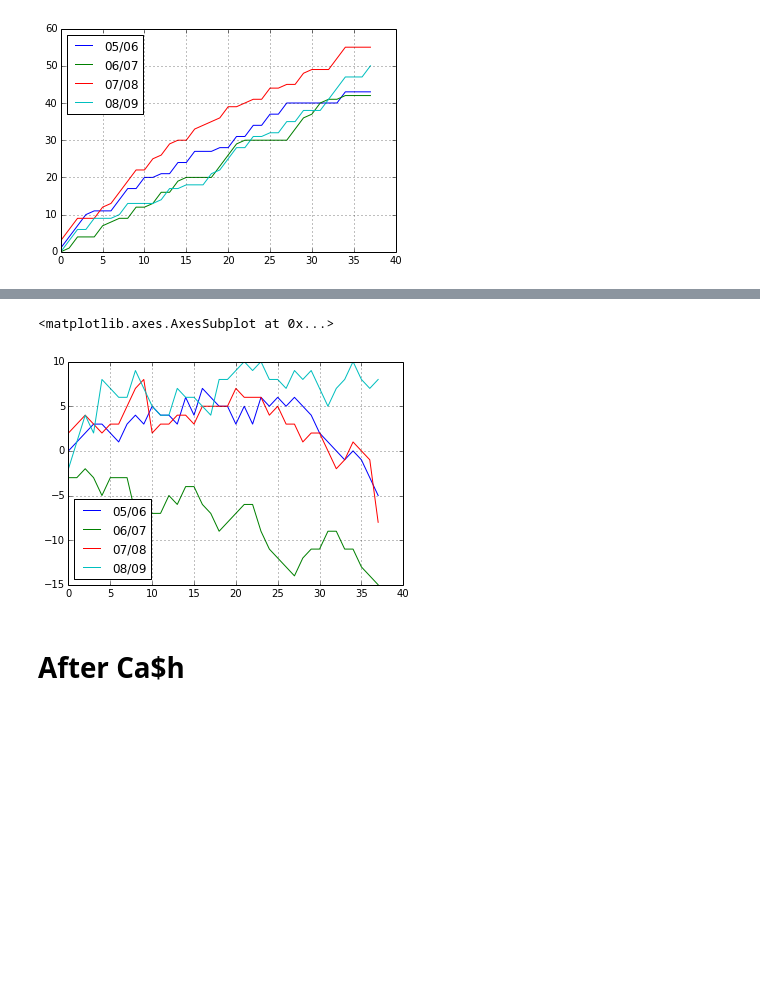
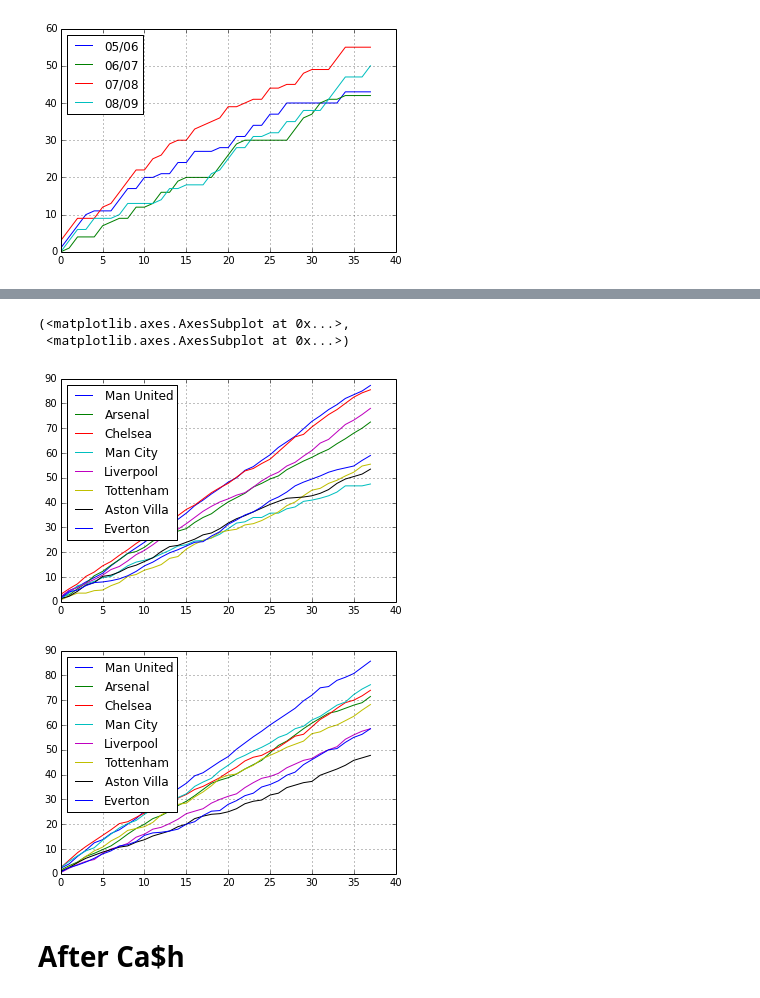
Before and after one commit to stcondon/DAT6_STC, a Jupyter notebook: Project/MC FFP.ipynb, the cells around one changed output, grey strips where cells are left out. Saved outputs shown, nothing was run; the diff lists cells and outputs as text; code cells hidden in the pictures; blank space fills up the shorter version.

```diff
--- a/Project/MC FFP.ipynb
+++ b/Project/MC FFP.ipynb
@@ -186,3 +233,0 @@ for frame in [MCFC_pre, MCFC_post]:
-# %%
-seasonal_pre = np.array_split(MCFC_pre, 4)
-seasonal_post = np.array_split(MCFC_post, 5)
@@ -189 +237,14 @@ seasonal_post = np.array_split(MCFC_post, 5)
+# %%
+Gd_Pre_Avg = pd.DataFrame()
+for n in range(8):
+    gd_pre = seasonal_pre[n][0]['GD']
+    gd_pre = np.array(gd_pre)
+    gds_pre = pd.DataFrame(gd_pre)
+    for i in [1,2,3]:
+        gdpre = np.array(seasonal_pre[n][i]['GD'])
+        gdpre = pd.DataFrame(gdpre)
+        gds_pre = pd.concat([gds_pre, gdpre,], axis = 1)
+    gds_pre_cs = gds_pre.cumsum()
+    Gd_Pre_Avg = pd.concat([Gd_Pre_Avg, pd.DataFrame(gds_pre_cs.mean(axis = 1))], axis = 1)
+Gd_Pre_Avg.columns = rel_teams
 # %%
@@ -200,3 +264,17 @@ MCpts_pre.plot()
 # %% [output]
 <matplotlib.axes.AxesSubplot at 0x...>
 [figure]
+# %%
+Pts_Pre_Avg = pd.DataFrame()
+seasons = ["05/06", "06/07", "07/08", "08/09"]
+for n in range(8):
+    pt_pre = seasonal_pre[n][0]['Pts']
+    pt_pre = np.array(pt_pre)
+    pts_pre = pd.DataFrame(pt_pre)
+    for i in [1,2,3]:
+        ptpre = np.array(seasonal_pre[n][i]['Pts'])
+        ptpre = pd.DataFrame(ptpre)
+        pts_pre = pd.concat([pts_pre, ptpre,], axis = 1)
+    pts_pre_cs = pts_pre.cumsum()
+    Pts_Pre_Avg = pd.concat([Pts_Pre_Avg, pd.DataFrame(pts_pre_cs.mean(axis = 1))], axis = 1)
+Pts_Pre_Avg.columns = rel_teams
@@ -202,0 +293,19 @@ MCpts_pre.plot()
+# %%
+Pts_Post_Avg = pd.DataFrame()
+for n in range(8):
+    pt_post = seasonal_post[n][0]['Pts']
+    pt_post = np.array(pt_post)
+    pts_post = pd.DataFrame(pt_post)
+    for i in [1,2,3]:
+        ptpost = np.array(seasonal_post[n][i]['Pts'])
+        ptpost = pd.DataFrame(ptpost)
+        pts_post = pd.concat([pts_post, ptpost,], axis = 1)
+    pts_post_cs = pts_post.cumsum()
+    Pts_Post_Avg = pd.concat([Pts_Post_Avg, pd.DataFrame(pts_post_cs.mean(axis = 1))], axis = 1)
+Pts_Post_Avg.columns = rel_teams
+Pts_Pre_Avg.plot(), Pts_Post_Avg.plot()
+# %% [output]
+(<matplotlib.axes.AxesSubplot at 0x...>,
+ <matplotlib.axes.AxesSubplot at 0x...>)
+[figure, added]
+[figure, added]
@@ -203,17 +314,14 @@ MCpts_pre.plot()
 # %%
-gd_pre = seasonal_pre[0]['GD']
-gd_pre = np.array(gd_pre)
-gds_pre = pd.DataFrame(gd_pre)
-for i in [1,2,3]:
-    gdpre = np.array(seasonal_pre[i]['GD'])
-    gdpre = pd.DataFrame(gdpre)
-    gds_pre = pd.concat([gds_pre, gdpre,], axis = 1)
-gds_pre.columns = ["05/06", "06/07", "07/08", "08/09"]
-MCgds_pre = gds_pre.cumsum()
-MCgds_pre.plot()
+#gd_pre = seasonal_pre[3][0]['GD']
+#gd_pre = np.array(gd_pre)
+#gds_pre = pd.DataFrame(gd_pre)
+#for i in [1,2,3,4,5,6,7]:
+#    gdpre = np.array(seasonal_pre[3][i]['GD'])
+#    gdpre = pd.DataFrame(gdpre)
+#    gds_pre = pd.concat([gds_pre, gdpre,], axis = 1)
+#gds_pre.columns = ["05/06", "06/07", "07/08", "08/09"]
+#MCgds_pre = gds_pre.cumsum()
+#MCgds_pre.plot()
-# %% [output]
-<matplotlib.axes.AxesSubplot at 0x...>
-[figure, removed]
 # %% [markdown]
 After Ca$h
 ==========
```
Also changed, not shown: parts of 36 cells of this notebook, 9 other files.
